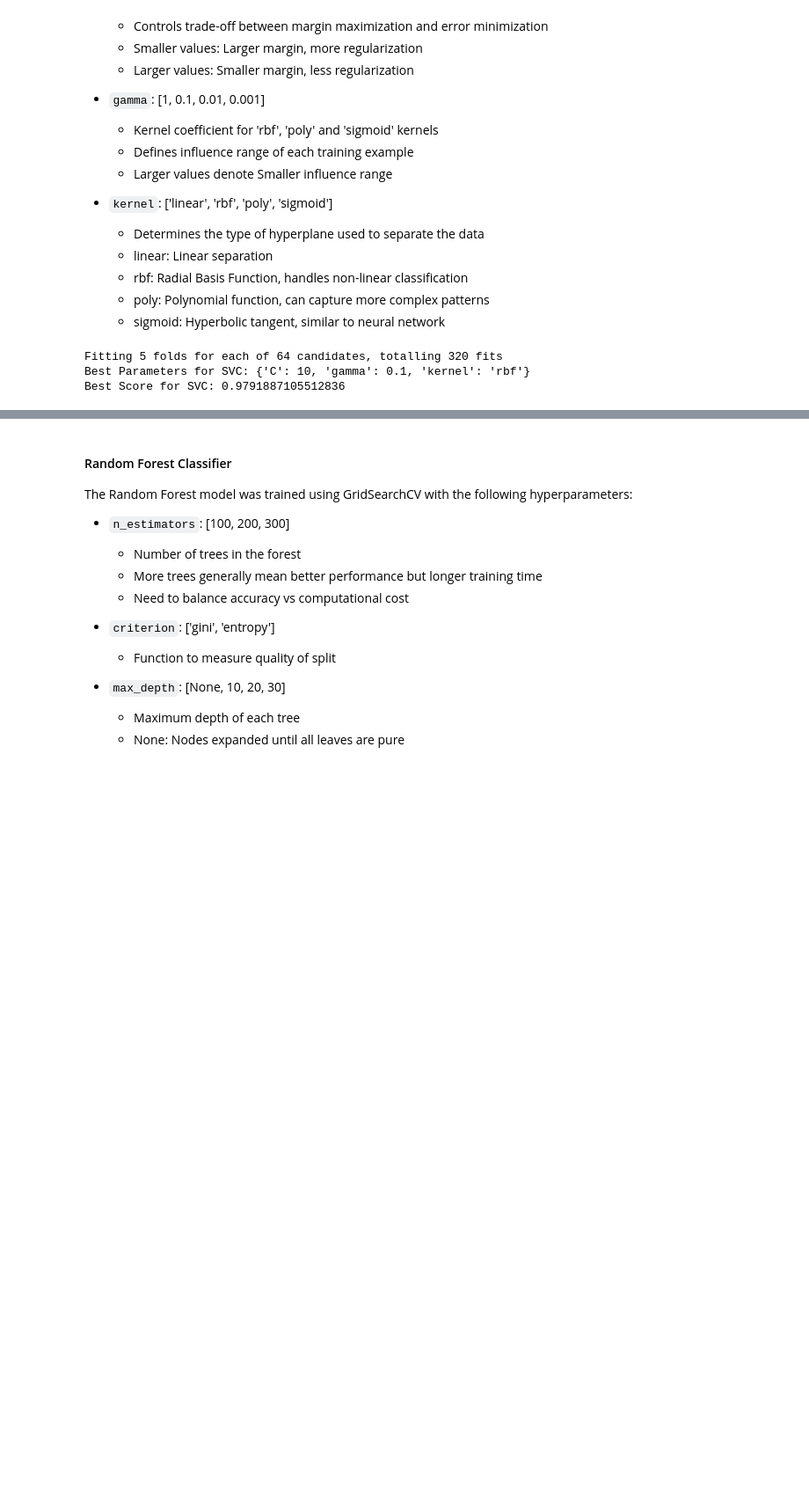
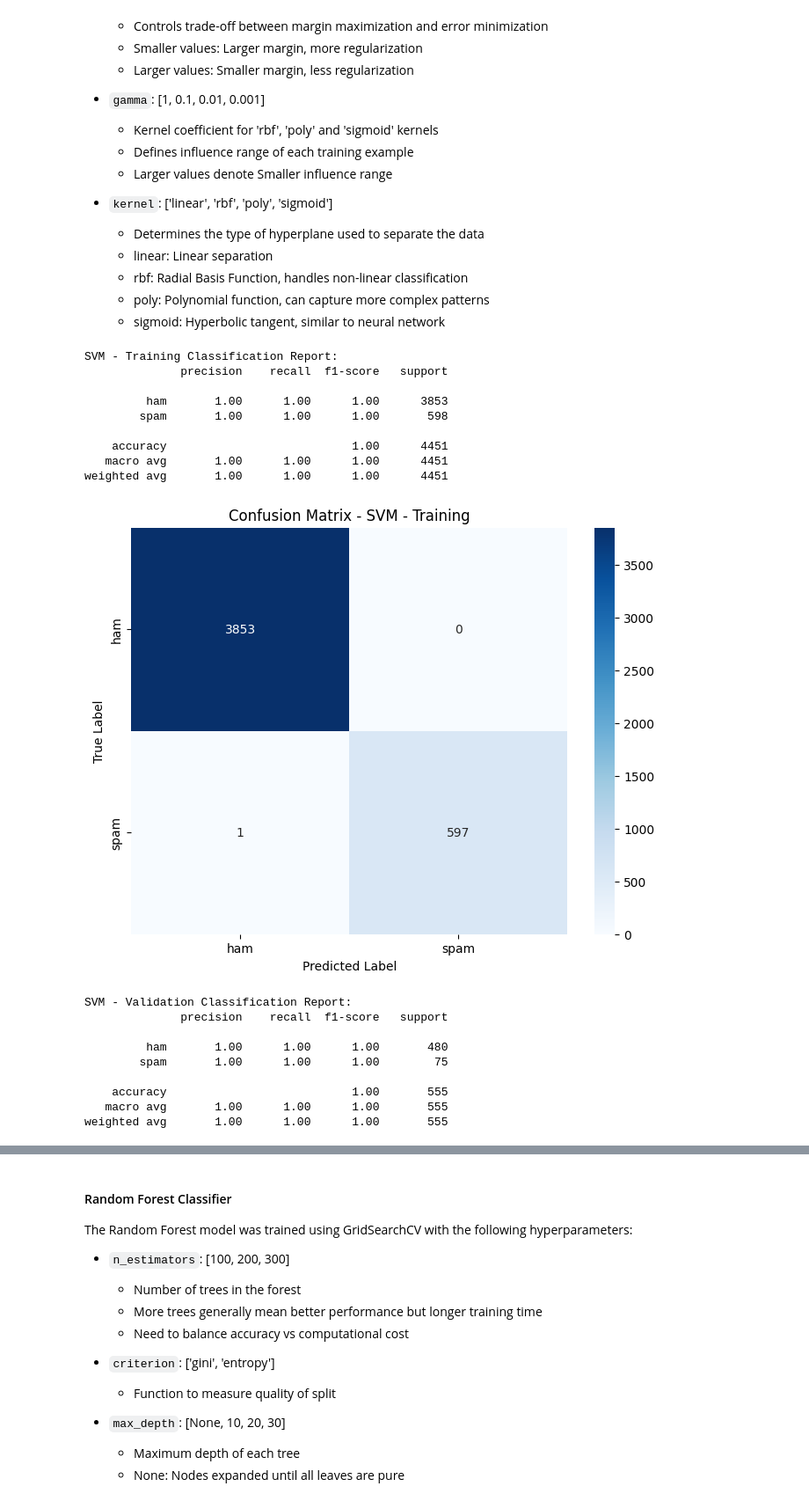
Before and after one commit to Aritra8438/AppliedMachineLearning, a Jupyter notebook: Assignment 1/train.ipynb, the cells around one changed output, grey strips where cells are left out. Shown: that part at 88% size. Saved outputs shown, nothing was run; the diff lists cells and outputs as text; code cells hidden in the pictures; blank space fills up the shorter version.

```diff
--- a/Assignment 1/train.ipynb
+++ b/Assignment 1/train.ipynb
@@ -306,22 +319,36 @@ The SVM model was trained using GridSearchCV with the following hyperparameters:
     - poly: Polynomial function, can capture more complex patterns
     - sigmoid: Hyperbolic tangent, similar to neural network
 # %%
-svc_model = SVC()
-
 param_grid_svc = {
     'C': [0.1, 1, 10, 100],
     'gamma': [1, 0.1, 0.01, 0.001],
     'kernel': ['linear', 'rbf', 'poly', 'sigmoid']
 }
 
-grid_search_svc = GridSearchCV(estimator=svc_model, param_grid=param_grid_svc,
-                            scoring='f1_weighted', cv=5, n_jobs=-1, verbose=2)
+svc_model = fine_tune_model(SVC(), param_grid_svc, train_tfidf, train_df['category'])
 
-grid_search_svc.fit(train_tfidf, train_df['category'])
+evaluate_model(svc_model, train_tfidf, train_df['category'], "SVM - Training")
 
-print("Best Parameters for SVC:", grid_search_svc.best_params_)
-print("Best Score for SVC:", grid_search_svc.best_score_)
+time.sleep(10)
+
+evaluate_model(svc_model, val_tfidf, val_df['category'], "SVM - Validation")
 # %% [output]
-Fitting 5 folds for each of 64 candidates, totalling 320 fits
-Best Parameters for SVC: {'C': 10, 'gamma': 0.1, 'kernel': 'rbf'}
-Best Score for SVC: 0.9791887105512836
+SVM - Training Classification Report:
+              precision    recall  f1-score   support
+
+         ham       1.00      1.00      1.00      3853
+        spam       1.00      1.00      1.00       598
+
+    accuracy                           1.00      4451
+   macro avg       1.00      1.00      1.00      4451
+weighted avg       1.00      1.00      1.00      4451
+[figure, added]
+SVM - Validation Classification Report:
+              precision    recall  f1-score   support
+
+         ham       1.00      1.00      1.00       480
+        spam       1.00      1.00      1.00        75
+
+    accuracy                           1.00       555
+   macro avg       1.00      1.00      1.00       555
+weighted avg       1.00      1.00      1.00       555
```
Also changed, not shown: parts of 19 cells of this notebook, 1 other file.
